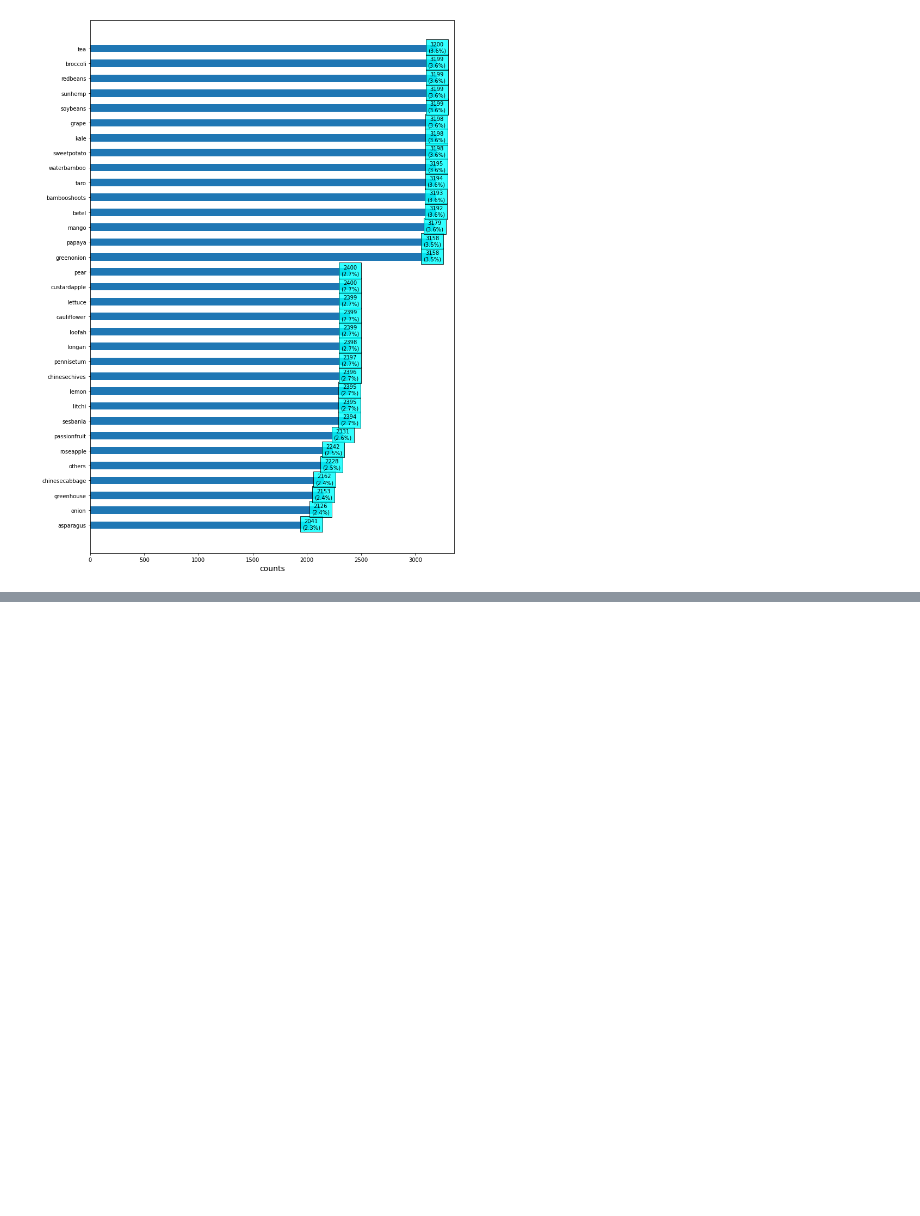
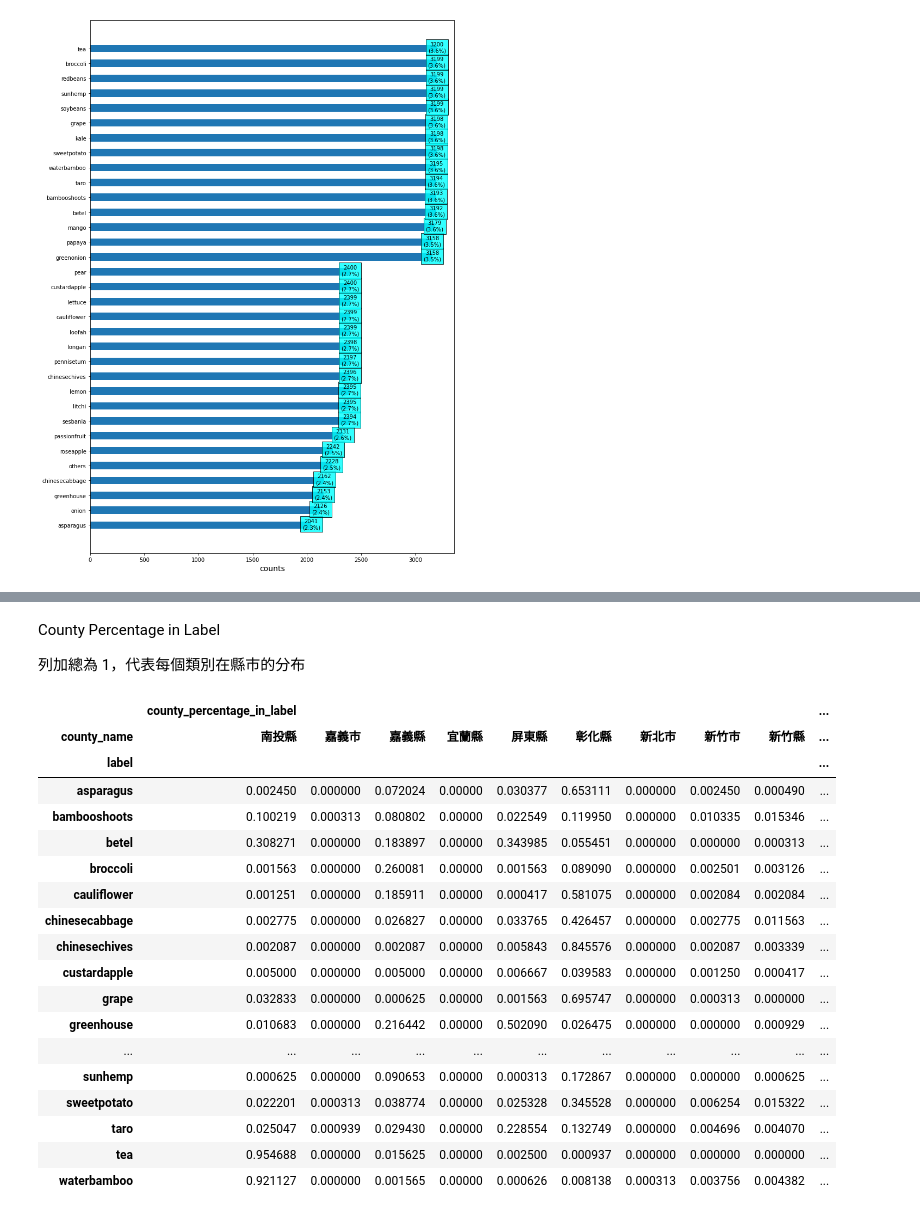
Before and after one commit to siang-chang/aidea-farmland-crops-autumn-personal, a Jupyter notebook: src/analysis/analysis.ipynb, the cells around one changed output, grey strips where cells are left out. Saved outputs shown, nothing was run; the diff lists cells and outputs as text; code cells hidden in the pictures; blank space fills up the shorter version.

```diff
--- a/src/analysis/analysis.ipynb
+++ b/src/analysis/analysis.ipynb
@@ -179,3 +266,32 @@ df_pivot
 | taro | 0.007383 | 0.157895 | 0.015617 | 0.0 | 0.054731 | 0.021840 | 0.0 | 0.066372 | 0.026316 | ... |
 | tea | 0.281931 | 0.000000 | 0.008307 | 0.0 | 0.000600 | 0.000155 | 0.0 | 0.000000 | 0.000000 | ... |
 | waterbamboo | 0.271595 | 0.000000 | 0.000831 | 0.0 | 0.000150 | 0.001339 | 1.0 | 0.053097 | 0.028340 | ... |
+# %% [markdown]
+County Percentage in Label
+
+列加總為 1，代表每個類別在縣市的分布
+# %%
+df_pivot = pd.pivot_table(group_by_label_county, index=['label'], columns=['county_name'], values=['county_percentage_in_label']).fillna(0)
+df_pivot = df_pivot.reindex(df_pivot['county_percentage_in_label'].index)
+df_pivot.to_csv(F'{path}/analysis/train_label_county_percentage_in_label.csv')
+df_pivot
+# %% [output]
+|  | county_percentage_in_label |  |  |  |  |  |  |  |  | ... |
+| county_name | 南投縣 | 嘉義市 | 嘉義縣 | 宜蘭縣 | 屏東縣 | 彰化縣 | 新北市 | 新竹市 | 新竹縣 | ... |
+| label |  |  |  |  |  |  |  |  |  | ... |
+| asparagus | 0.002450 | 0.000000 | 0.072024 | 0.00000 | 0.030377 | 0.653111 | 0.000000 | 0.002450 | 0.000490 | ... |
+| bambooshoots | 0.100219 | 0.000313 | 0.080802 | 0.00000 | 0.022549 | 0.119950 | 0.000000 | 0.010335 | 0.015346 | ... |
+| betel | 0.308271 | 0.000000 | 0.183897 | 0.00000 | 0.343985 | 0.055451 | 0.000000 | 0.000000 | 0.000313 | ... |
+| broccoli | 0.001563 | 0.000000 | 0.260081 | 0.00000 | 0.001563 | 0.089090 | 0.000000 | 0.002501 | 0.003126 | ... |
+| cauliflower | 0.001251 | 0.000000 | 0.185911 | 0.00000 | 0.000417 | 0.581075 | 0.000000 | 0.002084 | 0.002084 | ... |
+| chinesecabbage | 0.002775 | 0.000000 | 0.026827 | 0.00000 | 0.033765 | 0.426457 | 0.000000 | 0.002775 | 0.011563 | ... |
+| chinesechives | 0.002087 | 0.000000 | 0.002087 | 0.00000 | 0.005843 | 0.845576 | 0.000000 | 0.002087 | 0.003339 | ... |
+| custardapple | 0.005000 | 0.000000 | 0.005000 | 0.00000 | 0.006667 | 0.039583 | 0.000000 | 0.001250 | 0.000417 | ... |
+| grape | 0.032833 | 0.000000 | 0.000625 | 0.00000 | 0.001563 | 0.695747 | 0.000000 | 0.000313 | 0.000000 | ... |
+| greenhouse | 0.010683 | 0.000000 | 0.216442 | 0.00000 | 0.502090 | 0.026475 | 0.000000 | 0.000000 | 0.000929 | ... |
+| ... | ... | ... | ... | ... | ... | ... | ... | ... | ... | ... |
+| sunhemp | 0.000625 | 0.000000 | 0.090653 | 0.00000 | 0.000313 | 0.172867 | 0.000000 | 0.000000 | 0.000625 | ... |
+| sweetpotato | 0.022201 | 0.000313 | 0.038774 | 0.00000 | 0.025328 | 0.345528 | 0.000000 | 0.006254 | 0.015322 | ... |
+| taro | 0.025047 | 0.000939 | 0.029430 | 0.00000 | 0.228554 | 0.132749 | 0.000000 | 0.004696 | 0.004070 | ... |
+| tea | 0.954688 | 0.000000 | 0.015625 | 0.00000 | 0.002500 | 0.000937 | 0.000000 | 0.000000 | 0.000000 | ... |
+| waterbamboo | 0.921127 | 0.000000 | 0.001565 | 0.00000 | 0.000626 | 0.008138 | 0.000313 | 0.003756 | 0.004382 | ... |
```
Also changed, not shown: parts of 13 cells of this notebook, 7 other files.
